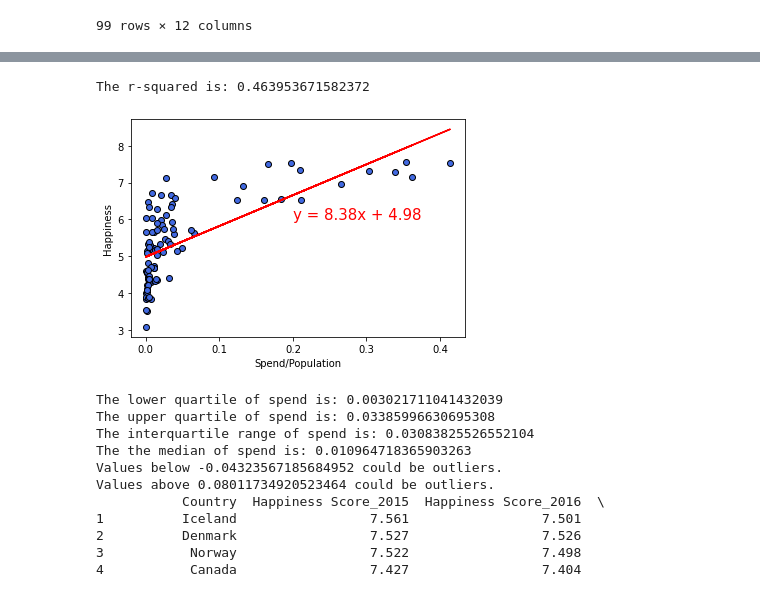
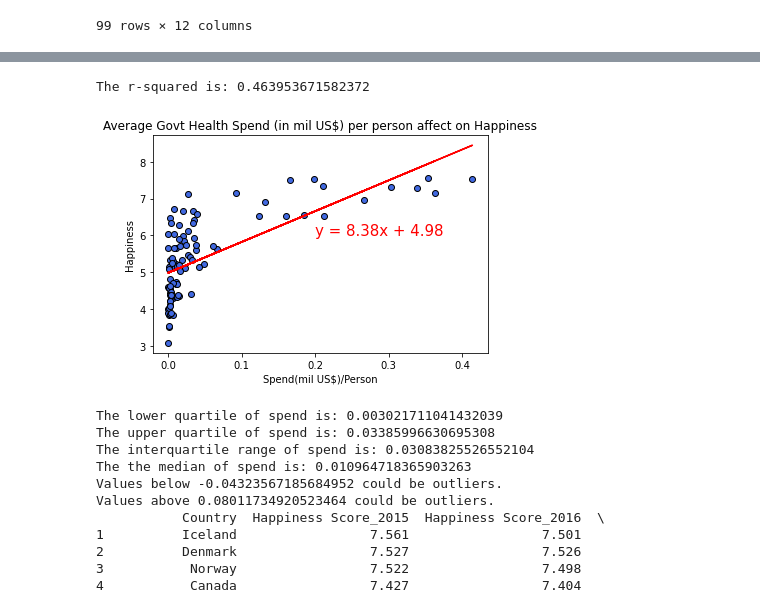
Before and after one commit to reginesgit/Factors-Contributing-to-a-Countrys-Happiness, a Jupyter notebook: Healthcare/healthmergehappy.ipynb, the cells around one changed output, grey strips where cells are left out. Drawn from its saved outputs; the diff is of its cells as text; code cells hidden in the pictures.

Commit message:
updated healthcare and pp

```diff
--- a/Healthcare/healthmergehappy.ipynb
+++ b/Healthcare/healthmergehappy.ipynb
@@ -169,3 +169,6 @@ happy_health_df
 | 139 | Burundi | 2.905 | 2.905 | 2.905 | 2.905 | ... |
 | 140 | Togo | 2.839 | 3.303 | 3.495 | 3.999 | ... |
 99 rows × 12 columns
+# %%
+happy_health_df = happy_health_df.rename(columns={"Spend/Population":"Spend(mil US$)/Person"})
+happy_health_df
@@ -172,19 +189,20 @@ happy_health_df
 # %%
 #perform analysis on spend/pop vs happiness
-x_values = happy_health_df['Spend/Population']
+x_values = happy_health_df['Spend(mil US$)/Person']
 y_values = happy_health_df['Avg Happiness']
 (slope, intercept, rvalue, pvalue, stderr) = linregress(x_values, y_values)
 regress_values = x_values * slope + intercept
 line_eq = "y = " + str(round(slope,2)) + "x + " + str(round(intercept,2))
 plt.scatter(x_values,y_values, color = "royalblue", edgecolor = "black")
 plt.plot(x_values,regress_values,"r-")
 plt.annotate(line_eq,(.2, 6),fontsize=15,color="red")
-plt.xlabel('Spend/Population')
+plt.xlabel('Spend(mil US$)/Person')
 plt.ylabel('Happiness')
+plt.title("Average Govt Health Spend (in mil US$) per person affect on Happiness")
 print(f"The r-squared is: {rvalue**2}")
 plt.show()
 # %% [output]
 The r-squared is: 0.463953671582372
-[figure, old version]
+[figure, new version]
 # %%
 #determine outliers
```
Also changed, not shown: parts of 6 cells of this notebook, 1 other file.
